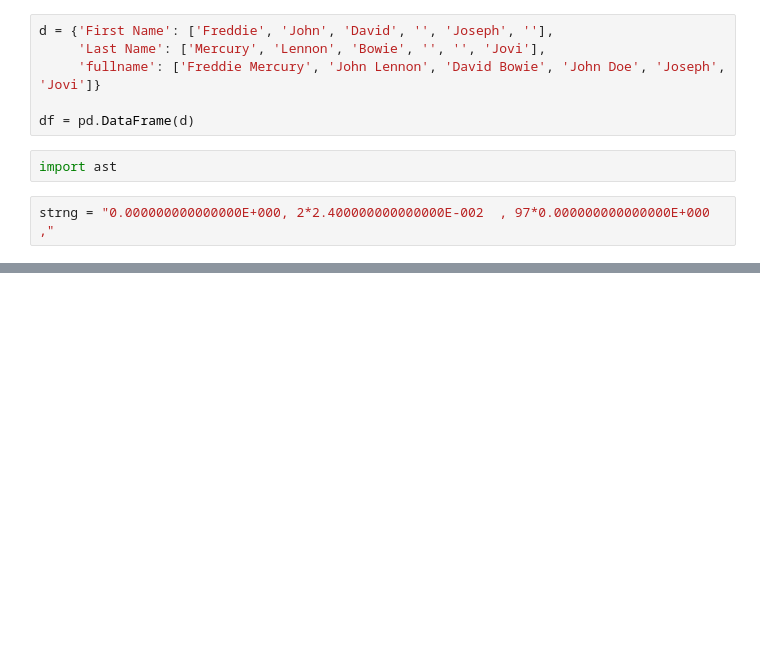
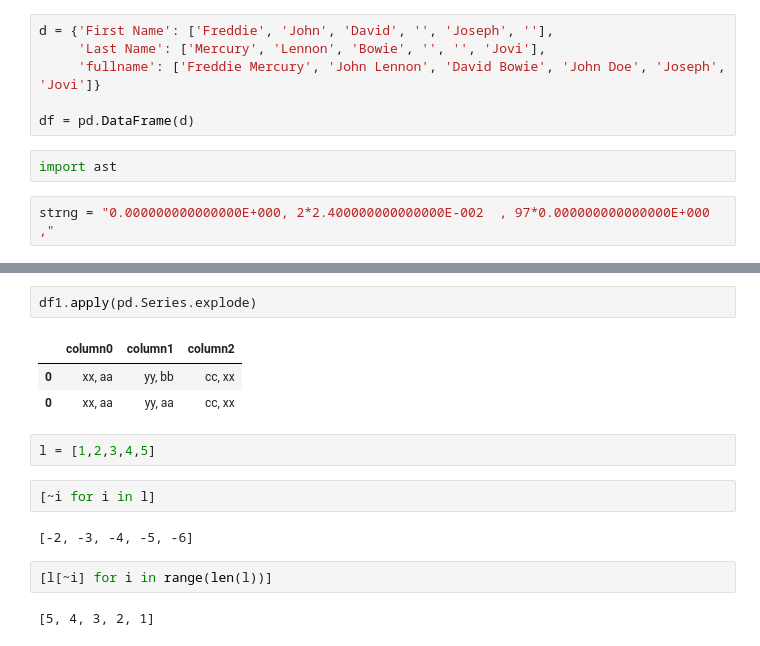
Before and after one commit to Akshaysehgal2005/Projects, a Jupyter notebook: SO/SO23.ipynb, the cells around one changed output, grey strips where cells are left out. Saved outputs shown, nothing was run; the diff lists cells and outputs as text; blank space fills up the shorter version.

```diff
--- a/SO/SO23.ipynb
+++ b/SO/SO23.ipynb
@@ -237,0 +572,16 @@ intem=
+# %%
+df1.apply(pd.Series.explode)
+# %% [output]
+|  | column0 | column1 | column2 |
+| 0 | xx, aa | yy, bb | cc, xx |
+| 0 | xx, aa | yy, aa | cc, xx |
+# %%
+l = [1,2,3,4,5]
+# %%
+[~i for i in l]
+# %% [output]
+[-2, -3, -4, -5, -6]
+# %%
+[l[~i] for i in range(len(l))]
+# %% [output]
+[5, 4, 3, 2, 1]
```
Also changed, not shown: parts of 94 cells of this notebook, 1 other file.
